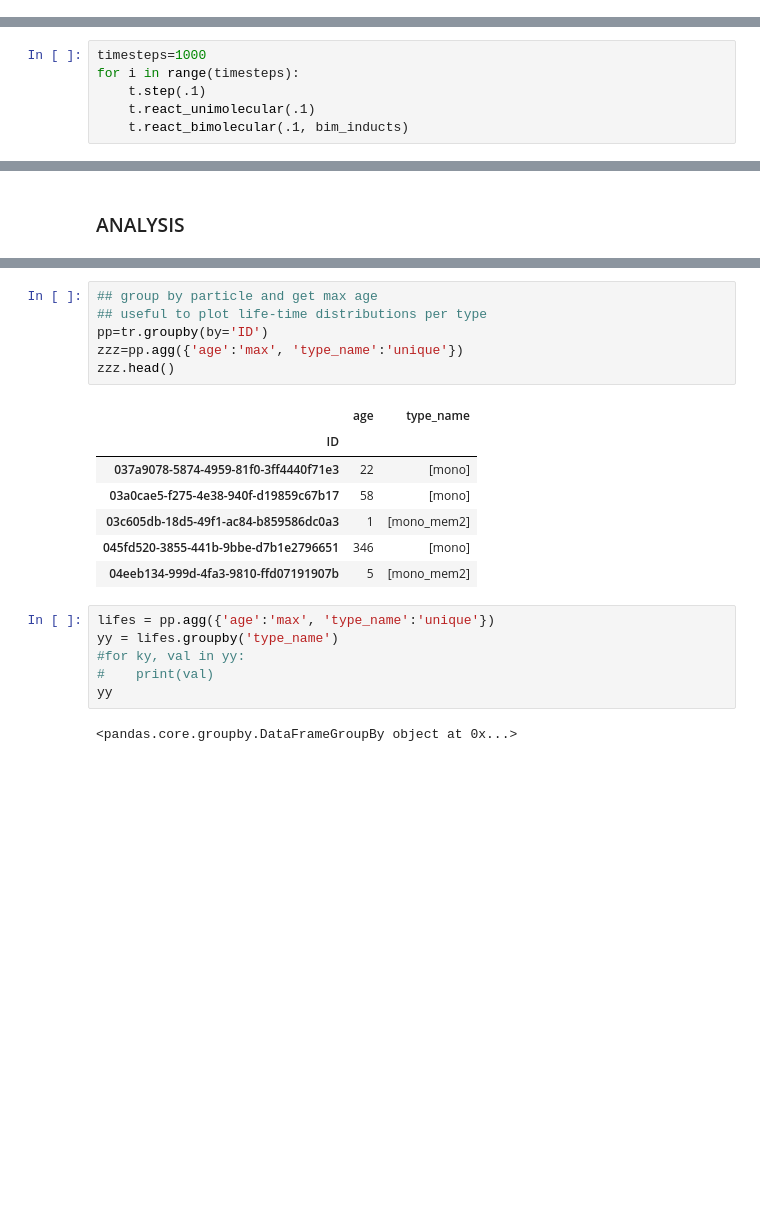
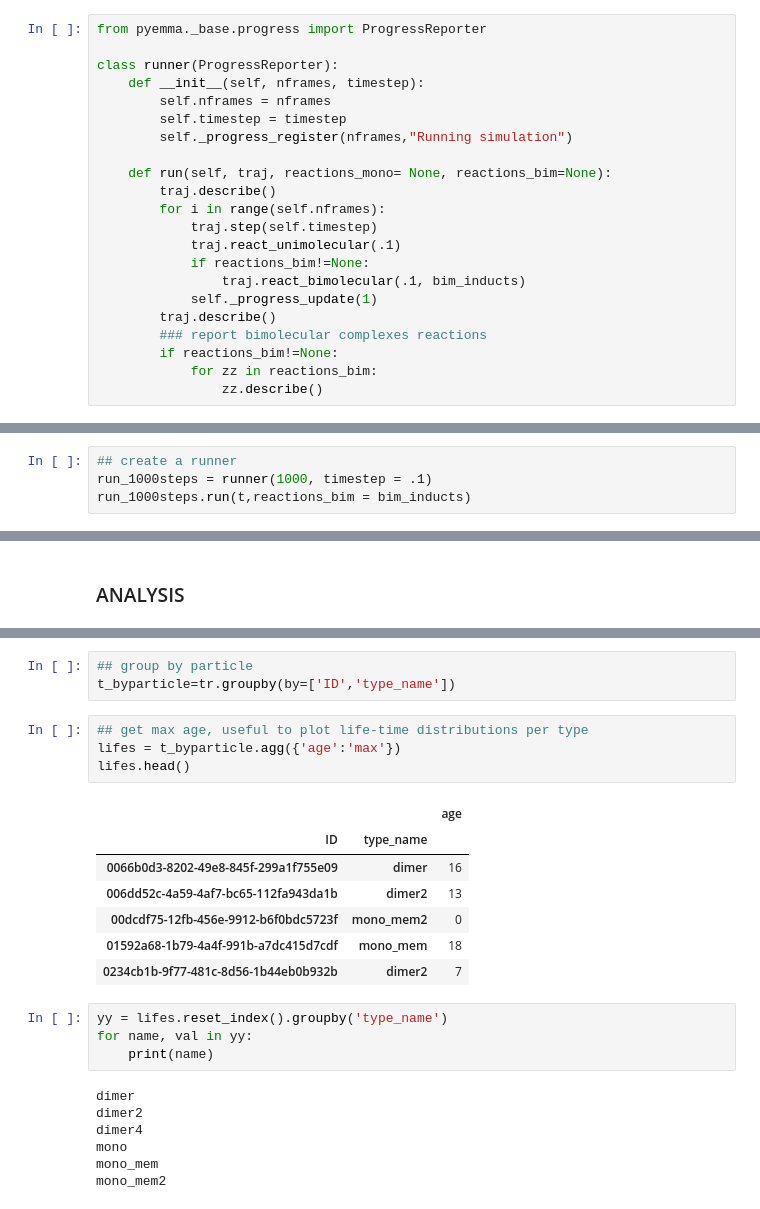
Before and after one commit to dprovasi/readi, a Jupyter notebook: readi.ipynb, the cells around one changed output, grey strips where cells are left out. Cells and saved outputs as stored; diff of their text form; blank space fills up the shorter version.

Commit message:
cleaned reporting and new analysis
- reaction counters and progress bar
- lifetime distributions

```diff
--- a/readi.ipynb
+++ b/readi.ipynb
@@ -342,6 +366,28 @@ class fusion_reaction(reaction):
         poss = [part.pos for part in encunter_complex_in]
         #print([part[0] for part in encunter_complex_in])
         return [particle(self.outtype, poss[0])]
+# %%
+from pyemma._base.progress import ProgressReporter
+
+class runner(ProgressReporter):
+    def __init__(self, nframes, timestep):
+        self.nframes = nframes
+        self.timestep = timestep
+        self._progress_register(nframes,"Running simulation")
+
+    def run(self, traj, reactions_mono= None, reactions_bim=None):
+        traj.describe()
+        for i in range(self.nframes):
+            traj.step(self.timestep)
+            traj.react_unimolecular(.1)
+            if reactions_bim!=None:
+                traj.react_bimolecular(.1, bim_inducts)
+            self._progress_update(1)
+        traj.describe()
+        ### report bimolecular complexes reactions
+        if reactions_bim!=None:
+            for zz in reactions_bim:
+                zz.describe()
 # %% [markdown]
 ### Run
 # %% [markdown]
@@ -400,3 +451,7 @@ init_pos = [particle(p1,
             for i in range(30)]
 
 t = traj(init_pos)
+# %%
+## create a runner
+run_1000steps = runner(1000, timestep = .1)
+run_1000steps.run(t,reactions_bim = bim_inducts)
@@ -403,8 +471,2 @@ t = traj(init_pos)
 # %% [markdown]
 #### run
-# %%
-timesteps=1000
-for i in range(timesteps):
-    t.step(.1)
-    t.react_unimolecular(.1)
-    t.react_bimolecular(.1, bim_inducts)
@@ -450,22 +494,26 @@ tr.head()
+# %%
+## group by particle
+t_byparticle=tr.groupby(by=['ID','type_name'])
 # %%
-## group by particle and get max age
-## useful to plot life-time distributions per type
-pp=tr.groupby(by='ID')
-zzz=pp.agg({'age':'max', 'type_name':'unique'})
-zzz.head()
+## get max age, useful to plot life-time distributions per type
+lifes = t_byparticle.agg({'age':'max'})
+lifes.head()
 # %% [output]
-|  | age | type_name |
-| ID |  |  |
-| 037a9078-5874-4959-81f0-3ff4440f71e3 | 22 | [mono] |
-| 03a0cae5-f275-4e38-940f-d19859c67b17 | 58 | [mono] |
-| 03c605db-18d5-49f1-ac84-b859586dc0a3 | 1 | [mono_mem2] |
-| 045fd520-3855-441b-9bbe-d7b1e2796651 | 346 | [mono] |
-| 04eeb134-999d-4fa3-9810-ffd07191907b | 5 | [mono_mem2] |
+|  |  | age |
+| ID | type_name |  |
+| 0066b0d3-8202-49e8-845f-299a1f755e09 | dimer | 16 |
+| 006dd52c-4a59-4af7-bc65-112fa943da1b | dimer2 | 13 |
+| 00dcdf75-12fb-456e-9912-b6f0bdc5723f | mono_mem2 | 0 |
+| 01592a68-1b79-4a4f-991b-a7dc415d7cdf | mono_mem | 18 |
+| 0234cb1b-9f77-481c-8d56-1b44eb0b932b | dimer2 | 7 |
 # %%
-lifes = pp.agg({'age':'max', 'type_name':'unique'})
-yy = lifes.groupby('type_name')
-#for ky, val in yy:
-#    print(val)
-yy
+yy = lifes.reset_index().groupby('type_name')
+for name, val in yy:
+    print(name)
 # %% [output]
-<pandas.core.groupby.DataFrameGroupBy object at 0x...>
+dimer
+dimer2
+dimer4
+mono
+mono_mem
+mono_mem2
```
Also changed, not shown: parts of 22 cells of this notebook.
